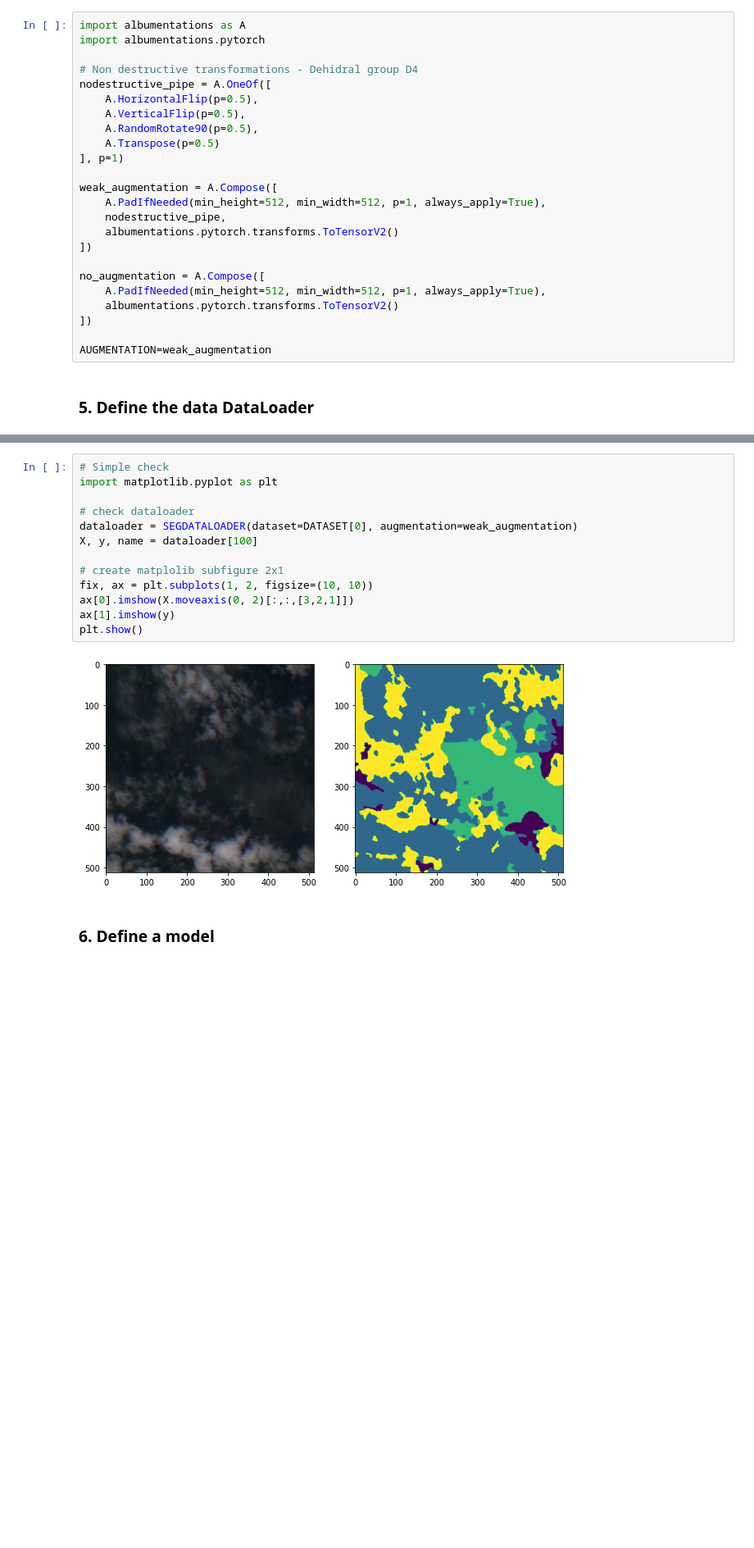
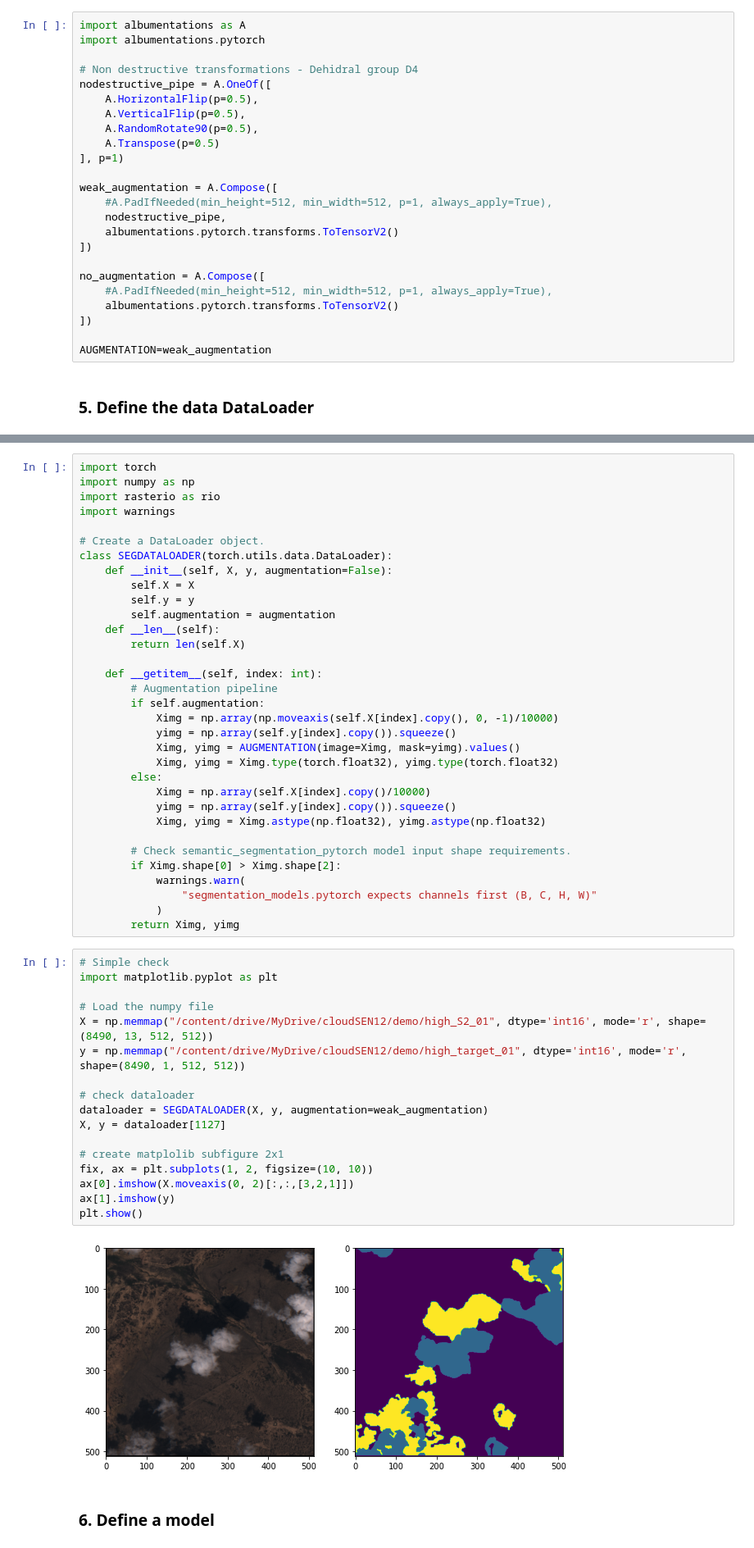
Before and after one commit to cloudsen12/examples, a Jupyter notebook: example03.ipynb, the cells around one changed output, grey strips where cells are left out. Shown at 82% size. Saved outputs shown, nothing was run; the diff lists cells and outputs as text; blank space fills up the shorter version.

```diff
--- a/example03.ipynb
+++ b/example03.ipynb
@@ -93,13 +88,13 @@ nodestructive_pipe = A.OneOf([
 ], p=1)
 
 weak_augmentation = A.Compose([
-    A.PadIfNeeded(min_height=512, min_width=512, p=1, always_apply=True),
+    #A.PadIfNeeded(min_height=512, min_width=512, p=1, always_apply=True),
     nodestructive_pipe,
     albumentations.pytorch.transforms.ToTensorV2()
 ])
 
 no_augmentation = A.Compose([
-    A.PadIfNeeded(min_height=512, min_width=512, p=1, always_apply=True),
+    #A.PadIfNeeded(min_height=512, min_width=512, p=1, always_apply=True),
     albumentations.pytorch.transforms.ToTensorV2()
 ])
 
@@ -151,18 +104,55 @@ class SEGDATALOADER(torch.utils.data.DataLoader):
+# %%
+import torch
+import numpy as np
+import rasterio as rio
+import warnings
+
+# Create a DataLoader object.
+class SEGDATALOADER(torch.utils.data.DataLoader):
+    def __init__(self, X, y, augmentation=False):
+        self.X = X
+        self.y = y
+        self.augmentation = augmentation
+    def __len__(self):
+        return len(self.X)
+
+    def __getitem__(self, index: int):
+        # Augmentation pipeline
+        if self.augmentation:
+            Ximg = np.array(np.moveaxis(self.X[index].copy(), 0, -1)/10000)
+            yimg = np.array(self.y[index].copy()).squeeze()
+            Ximg, yimg = AUGMENTATION(image=Ximg, mask=yimg).values()
+            Ximg, yimg = Ximg.type(torch.float32), yimg.type(torch.float32)
+        else:
+            Ximg = np.array(self.X[index].copy()/10000)
+            yimg = np.array(self.y[index].copy()).squeeze()
+            Ximg, yimg = Ximg.astype(np.float32), yimg.astype(np.float32)
+
+        # Check semantic_segmentation_pytorch model input shape requirements.
+        if Ximg.shape[0] > Ximg.shape[2]:
+            warnings.warn(
+                "segmentation_models.pytorch expects channels first (B, C, H, W)"
+            )
+        return Ximg, yimg
 # %%
 # Simple check
 import matplotlib.pyplot as plt
 
+# Load the numpy file
+X = np.memmap("/content/drive/MyDrive/cloudSEN12/demo/high_S2_01", dtype='int16', mode='r', shape=(8490, 13, 512, 512))
+y = np.memmap("/content/drive/MyDrive/cloudSEN12/demo/high_target_01", dtype='int16', mode='r', shape=(8490, 1, 512, 512))
+
 # check dataloader
-dataloader = SEGDATALOADER(dataset=DATASET[0], augmentation=weak_augmentation)
-X, y, name = dataloader[100]
+dataloader = SEGDATALOADER(X, y, augmentation=weak_augmentation)
+X, y = dataloader[1127]
 
 # create matplolib subfigure 2x1
 fix, ax = plt.subplots(1, 2, figsize=(10, 10))
 ax[0].imshow(X.moveaxis(0, 2)[:,:,[3,2,1]])
 ax[1].imshow(y)
 plt.show()
 # %% [output]
-[figure, old version]
+[figure, new version]
 # %% [markdown]
 ### **6. Define a model**
 # %%
```
Also changed, not shown: parts of 8 cells of this notebook.
